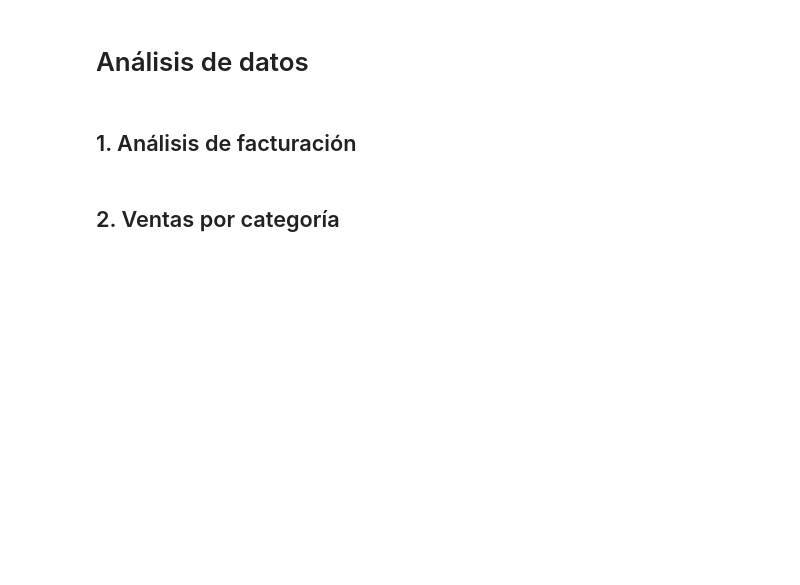
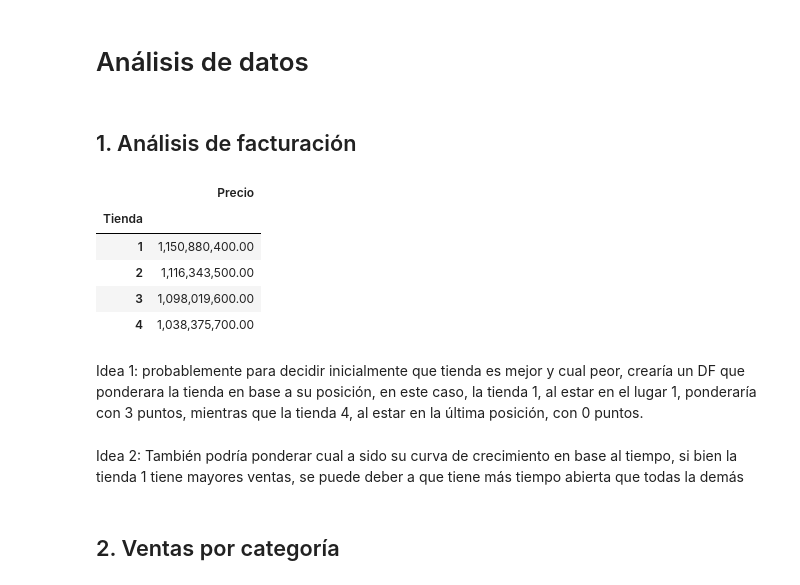
Before and after one commit to carloslozano-rg/challenge-alura-store, a Jupyter notebook: AluraStoreLatam.ipynb, the cells around one changed output. Cells and saved outputs as stored; diff of their text form; code cells hidden in the pictures; blank space fills up the shorter version.

Commit message:
feat: ingreso total por cada tienda

```diff
--- a/AluraStoreLatam.ipynb
+++ b/AluraStoreLatam.ipynb
@@ -420,6 +418,20 @@ A mi consideración no hay datos extraños, por lo que no es necesario realizar
 # Análisis de datos
 # %% [markdown]
 ## 1. Análisis de facturación
+# %%
+ingreso_total = tiendas.groupby("Tienda")[["Precio"]].sum().sort_values(by="Precio", ascending=False)
+ingreso_total
+# %% [output]
+|  | Precio |
+| Tienda |  |
+| 1 | 1,150,880,400.00 |
+| 2 | 1,116,343,500.00 |
+| 3 | 1,098,019,600.00 |
+| 4 | 1,038,375,700.00 |
+# %% [markdown]
+Idea 1: probablemente para decidir inicialmente que tienda es mejor y cual peor, crearía un DF que ponderara la tienda en base a su posición, en este caso, la tienda 1, al estar en el lugar 1, ponderaría con 3 puntos, mientras que la tienda 4, al estar en la última posición, con 0 puntos.
+# %% [markdown]
+Idea 2: También podría ponderar cual a sido su curva de crecimiento en base al tiempo, si bien la tienda 1 tiene mayores ventas, se puede deber a que tiene más tiempo abierta que todas la demás
 # %% [markdown]
 ## 2. Ventas por categoría
 # %% [markdown]
```
Also changed, not shown: parts of 7 cells of this notebook.
